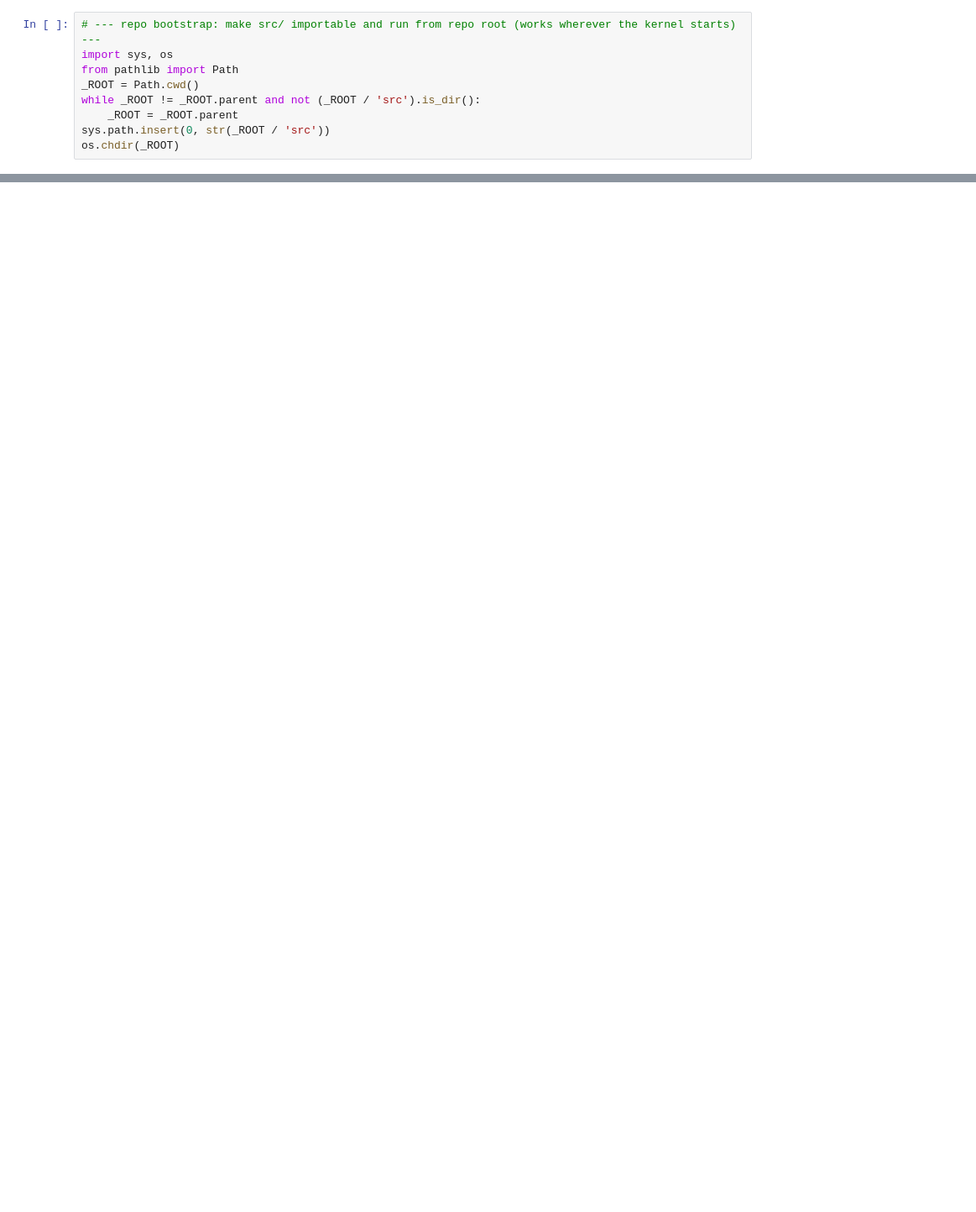
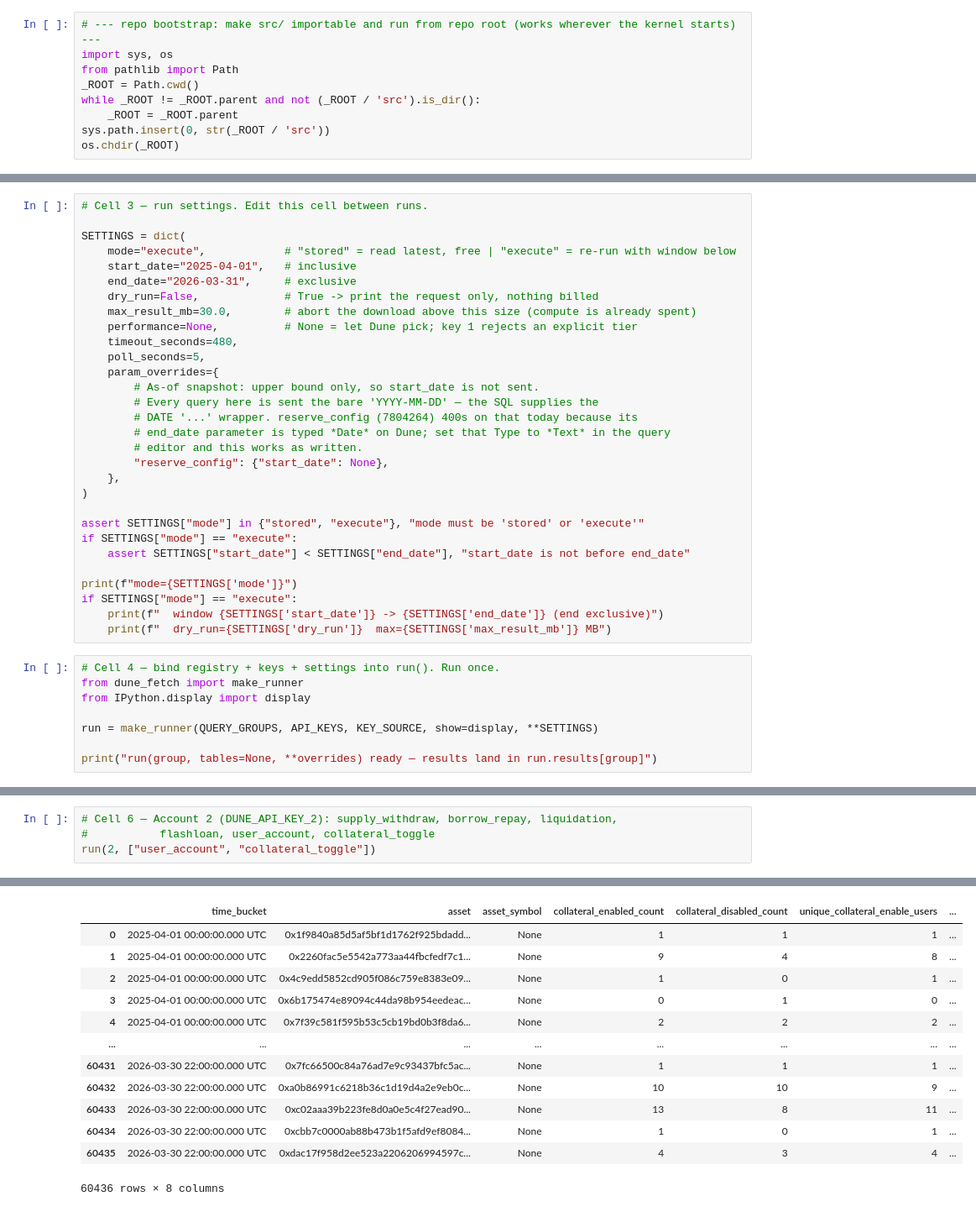
Before and after one commit to md-arham-ali/AAve_v3.1_Credit_risk_scoring, a Jupyter notebook: notebooks/process.ipynb, the cells around one changed output, grey strips where cells are left out. Shown at 84% size. Saved outputs shown, nothing was run; the diff lists cells and outputs as text; blank space fills up the shorter version.

```diff
--- a/notebooks/process.ipynb
+++ b/notebooks/process.ipynb
@@ -100,0 +63,38 @@ if failures:
+# %%
+# Cell 3 — run settings. Edit this cell between runs.
+
+SETTINGS = dict(
+    mode="execute",            # "stored" = read latest, free | "execute" = re-run with window below
+    start_date="2025-04-01",   # inclusive
+    end_date="2026-03-31",     # exclusive
+    dry_run=False,             # True -> print the request only, nothing billed
+    max_result_mb=30.0,        # abort the download above this size (compute is already spent)
+    performance=None,          # None = let Dune pick; key 1 rejects an explicit tier
+    timeout_seconds=480,
+    poll_seconds=5,
+    param_overrides={
+        # As-of snapshot: upper bound only, so start_date is not sent.
+        # Every query here is sent the bare 'YYYY-MM-DD' — the SQL supplies the
+        # DATE '...' wrapper. reserve_config (7804264) 400s on that today because its
+        # end_date parameter is typed *Date* on Dune; set that Type to *Text* in the query
+        # editor and this works as written.
+        "reserve_config": {"start_date": None},
+    },
+)
+
+assert SETTINGS["mode"] in {"stored", "execute"}, "mode must be 'stored' or 'execute'"
+if SETTINGS["mode"] == "execute":
+    assert SETTINGS["start_date"] < SETTINGS["end_date"], "start_date is not before end_date"
+
+print(f"mode={SETTINGS['mode']}")
+if SETTINGS["mode"] == "execute":
+    print(f"  window {SETTINGS['start_date']} -> {SETTINGS['end_date']} (end exclusive)")
+    print(f"  dry_run={SETTINGS['dry_run']}  max={SETTINGS['max_result_mb']} MB")
+# %%
+# Cell 4 — bind registry + keys + settings into run(). Run once.
+from dune_fetch import make_runner
+from IPython.display import display
+
+run = make_runner(QUERY_GROUPS, API_KEYS, KEY_SOURCE, show=display, **SETTINGS)
+
+print("run(group, tables=None, **overrides) ready — results land in run.results[group]")
@@ -100,0 +167,5 @@ if failures:
+# %%
+# Cell 6 — Account 2 (DUNE_API_KEY_2): supply_withdraw, borrow_repay, liquidation,
+#           flashloan, user_account, collateral_toggle
+run(2, ["user_account", "collateral_toggle"])
+# %% [output]
@@ -100,0 +203,13 @@ if failures:
+|  | time_bucket | asset | asset_symbol | collateral_enabled_count | collateral_disabled_count | unique_collateral_enable_users | ... |
+| 0 | 2025-04-01 00:00:00.000 UTC | 0x1f9840a85d5af5bf1d1762f925bdadd... | None | 1 | 1 | 1 | ... |
+| 1 | 2025-04-01 00:00:00.000 UTC | 0x2260fac5e5542a773aa44fbcfedf7c1... | None | 9 | 4 | 8 | ... |
+| 2 | 2025-04-01 00:00:00.000 UTC | 0x4c9edd5852cd905f086c759e8383e09... | None | 1 | 0 | 1 | ... |
+| 3 | 2025-04-01 00:00:00.000 UTC | 0x6b175474e89094c44da98b954eedeac... | None | 0 | 1 | 0 | ... |
+| 4 | 2025-04-01 00:00:00.000 UTC | 0x7f39c581f595b53c5cb19bd0b3f8da6... | None | 2 | 2 | 2 | ... |
+| ... | ... | ... | ... | ... | ... | ... | ... |
+| 60431 | 2026-03-30 22:00:00.000 UTC | 0x7fc66500c84a76ad7e9c93437bfc5ac... | None | 1 | 1 | 1 | ... |
+| 60432 | 2026-03-30 22:00:00.000 UTC | 0xa0b86991c6218b36c1d19d4a2e9eb0c... | None | 10 | 10 | 9 | ... |
+| 60433 | 2026-03-30 22:00:00.000 UTC | 0xc02aaa39b223fe8d0a0e5c4f27ead90... | None | 13 | 8 | 11 | ... |
+| 60434 | 2026-03-30 22:00:00.000 UTC | 0xcbb7c0000ab88b473b1f5afd9ef8084... | None | 1 | 0 | 1 | ... |
+| 60435 | 2026-03-30 22:00:00.000 UTC | 0xdac17f958d2ee523a2206206994597c... | None | 4 | 3 | 4 | ... |
+60436 rows × 8 columns
```
Also changed, not shown: parts of 9 cells of this notebook, 15 other files.
